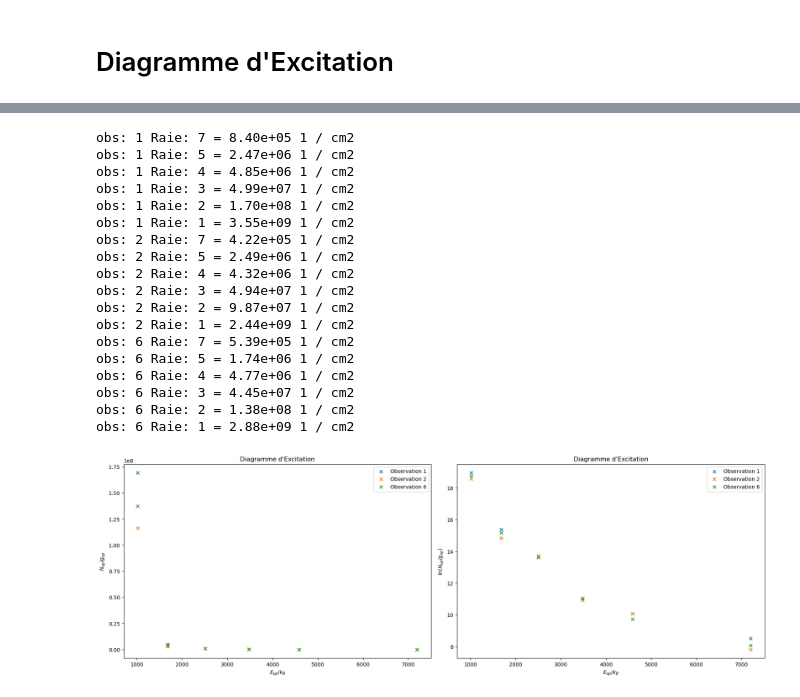
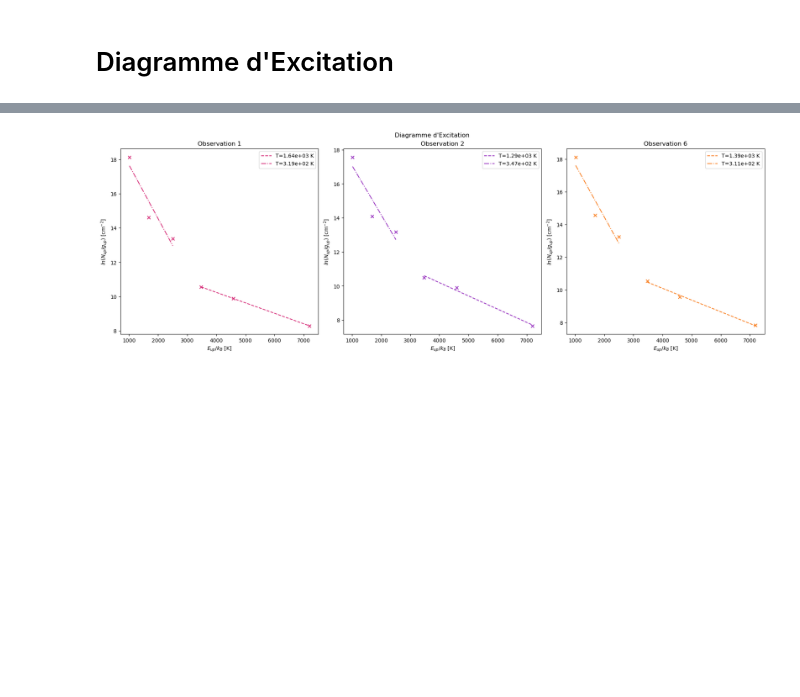
Before and after one commit to georgina-sampson/M04-Shocks, a Jupyter notebook: s05.ipynb, the cells around one changed output, grey strips where cells are left out. Drawn from its saved outputs; the diff is of its cells as text; code cells hidden in the pictures; blank space fills up the shorter version.

```diff
--- a/s05.ipynb
+++ b/s05.ipynb
@@ -330,41 +338,38 @@ fig.savefig('diagExcit.png')
-# %%
-fig, axs = plt.subplots(ncols=2,nrows=1,figsize=(9*2,6), layout='constrained')
-
-for obs, j in zip(observations, obs_tags):
-    N_up = dict((r, N(A_ij[r], raies[r], obs['I_obs_corr'][r]).to(1/u.cm*1/u.cm)) for r in raies)
-
-    for p in N_up: print('obs:',j,'Raie:',p, "=",f"{N_up[p].value:.2e}",N_up[p].unit)
-
-    yaxis=[N_up[r].value/g_up[r] for r in raies]
-    yaxis_ln=[np.log(N_up[r].value/g_up[r]) for r in raies]
-
-    axs[0].scatter(xaxis, yaxis, label=f'Observation {j}', marker='x')
-    axs[1].scatter(xaxis, yaxis_ln, label=f'Observation {j}', marker='x')
-
-    axs[0].set_ylabel("$N_{up}/g_{up}$")
-    axs[1].set_ylabel("$ln(N_{up}/g_{up})$")
-
-for ax in axs:
-    ax.set_title(f"Diagramme d'Excitation")
-    ax.set_xlabel("$E_{up}/k_B$")
-    ax.legend()
-# %% [output]
-obs: 1 Raie: 7 = 8.40e+05 1 / cm2
-obs: 1 Raie: 5 = 2.47e+06 1 / cm2
-obs: 1 Raie: 4 = 4.85e+06 1 / cm2
-obs: 1 Raie: 3 = 4.99e+07 1 / cm2
-obs: 1 Raie: 2 = 1.70e+08 1 / cm2
-obs: 1 Raie: 1 = 3.55e+09 1 / cm2
-obs: 2 Raie: 7 = 4.22e+05 1 / cm2
-obs: 2 Raie: 5 = 2.49e+06 1 / cm2
-obs: 2 Raie: 4 = 4.32e+06 1 / cm2
-obs: 2 Raie: 3 = 4.94e+07 1 / cm2
-obs: 2 Raie: 2 = 9.87e+07 1 / cm2
-obs: 2 Raie: 1 = 2.44e+09 1 / cm2
-obs: 6 Raie: 7 = 5.39e+05 1 / cm2
-obs: 6 Raie: 5 = 1.74e+06 1 / cm2
-obs: 6 Raie: 4 = 4.77e+06 1 / cm2
-obs: 6 Raie: 3 = 4.45e+07 1 / cm2
-obs: 6 Raie: 2 = 1.38e+08 1 / cm2
-obs: 6 Raie: 1 = 2.88e+09 1 / cm2
-[figure, removed]
+# %%
+def linea(x,m,b):
+    return m*x+b
+
+xchaud=np.array([E_up[r].value for r in (1,2,3)])
+xfroid=np.array([E_up[r].value for r in (4,5,7)])
+
+for obs, j in zip(observations, obs_tags):
+    obs['popt_fr']=dict()
+    obs['popt_ch']=dict()
+
+    popt, pcov = spo.curve_fit(linea, xfroid, obs['yaxis_ln'][3:])
+    obs['popt_fr']=popt
+
+    popt, pcov = spo.curve_fit(linea, xchaud, obs['yaxis_ln'][:3])
+    obs['popt_ch']=popt
+# %%
+fig, axs = plt.subplots(ncols=3,figsize=(6*3,6), layout='constrained')
+colores={1:'#d62976',2:'#962fbf',6:'#fa7e1e'}
+
+for obs, j, ax in zip(observations, obs_tags, axs):
+    ax.scatter(xaxis, obs['yaxis_ln'], marker='x', c=colores[j])
+
+    ax.plot(xfroid, linea(xfroid,obs['popt_fr'][0],obs['popt_fr'][1]),
+            '--', label=f"T={-1/obs['popt_fr'][0]:.2e} K", c=colores[j])
+
+    ax.plot(xchaud, linea(xchaud,obs['popt_ch'][0],obs['popt_ch'][1]),
+            '-.', label=f"T={-1/obs['popt_ch'][0]:.2e} K", c=colores[j])
+
+    ax.set_title(f'Observation {j}')
+    ax.set_xlabel("$E_{up}/k_B$ [K]")
+    ax.set_ylabel("$ln(N_{up}/g_{up})$ [cm$^{-2}$]")
+    ax.legend()
+
+fig.suptitle(f"Diagramme d'Excitation")
+fig.savefig('diagExcitFit.png')
+# %% [output]
+[figure, added]
```
Also changed, not shown: parts of 11 cells of this notebook, 3 other files.
